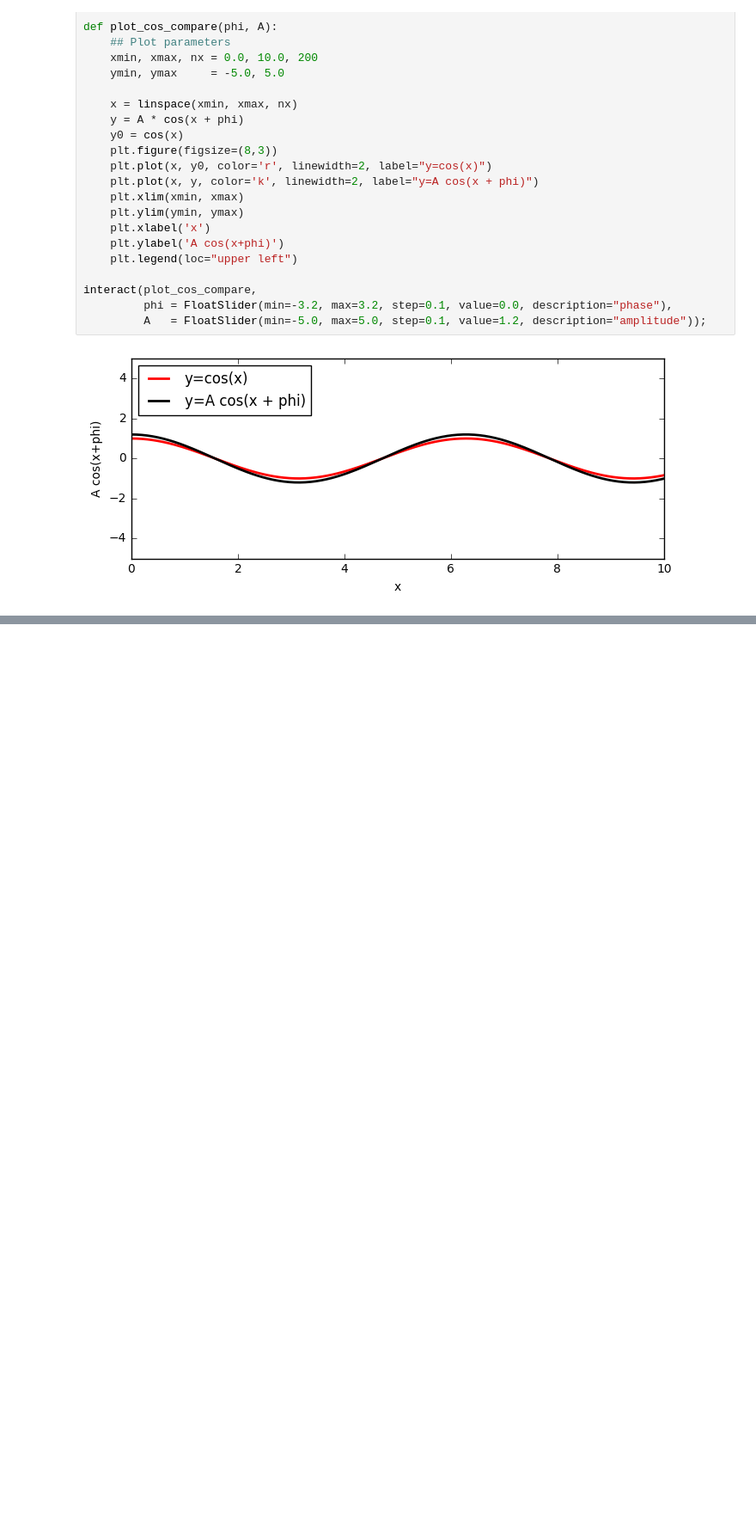
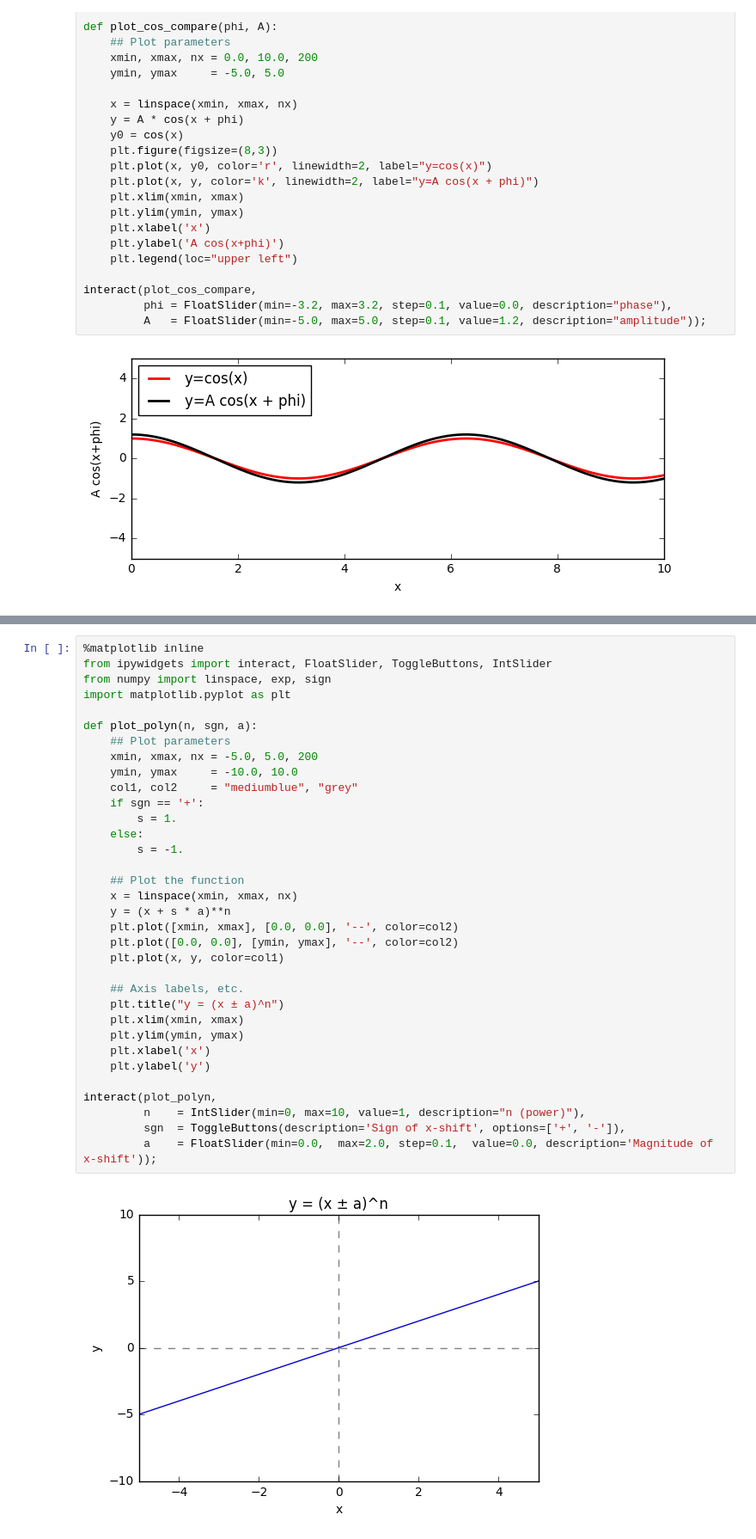
Before and after one commit to seewhydee/ntuphys_nb, a Jupyter notebook: jupyter_tutorial/jupyter_tutorial_02.ipynb, the cells around one changed output, grey strips where cells are left out. Shown at 86% size. Saved outputs shown, nothing was run; the diff lists cells and outputs as text; blank space fills up the shorter version.

```diff
--- a/jupyter_tutorial/jupyter_tutorial_02.ipynb
+++ b/jupyter_tutorial/jupyter_tutorial_02.ipynb
@@ -60,0 +78,36 @@ interact(plot_cos_compare,
+# %%
+%matplotlib inline
+from ipywidgets import interact, FloatSlider, ToggleButtons, IntSlider
+from numpy import linspace, exp, sign
+import matplotlib.pyplot as plt
+
+def plot_polyn(n, sgn, a):
+    ## Plot parameters
+    xmin, xmax, nx = -5.0, 5.0, 200
+    ymin, ymax     = -10.0, 10.0
+    col1, col2     = "mediumblue", "grey"
+    if sgn == '+':
+        s = 1.
+    else:
+        s = -1.
+
+    ## Plot the function
+    x = linspace(xmin, xmax, nx)
+    y = (x + s * a)**n
+    plt.plot([xmin, xmax], [0.0, 0.0], '--', color=col2)
+    plt.plot([0.0, 0.0], [ymin, ymax], '--', color=col2)
+    plt.plot(x, y, color=col1)
+
+    ## Axis labels, etc.
+    plt.title("y = (x ± a)^n")
+    plt.xlim(xmin, xmax)
+    plt.ylim(ymin, ymax)
+    plt.xlabel('x')
+    plt.ylabel('y')
+
+interact(plot_polyn,
+         n    = IntSlider(min=0, max=10, value=1, description="n (power)"),
+         sgn  = ToggleButtons(description='Sign of x-shift', options=['+', '-']),
+         a    = FloatSlider(min=0.0,  max=2.0, step=0.1,  value=0.0, description='Magnitude of x-shift'));
+# %% [output]
+[figure, added]
```
Also changed, not shown: parts of 9 cells of this notebook, 2 other files.
